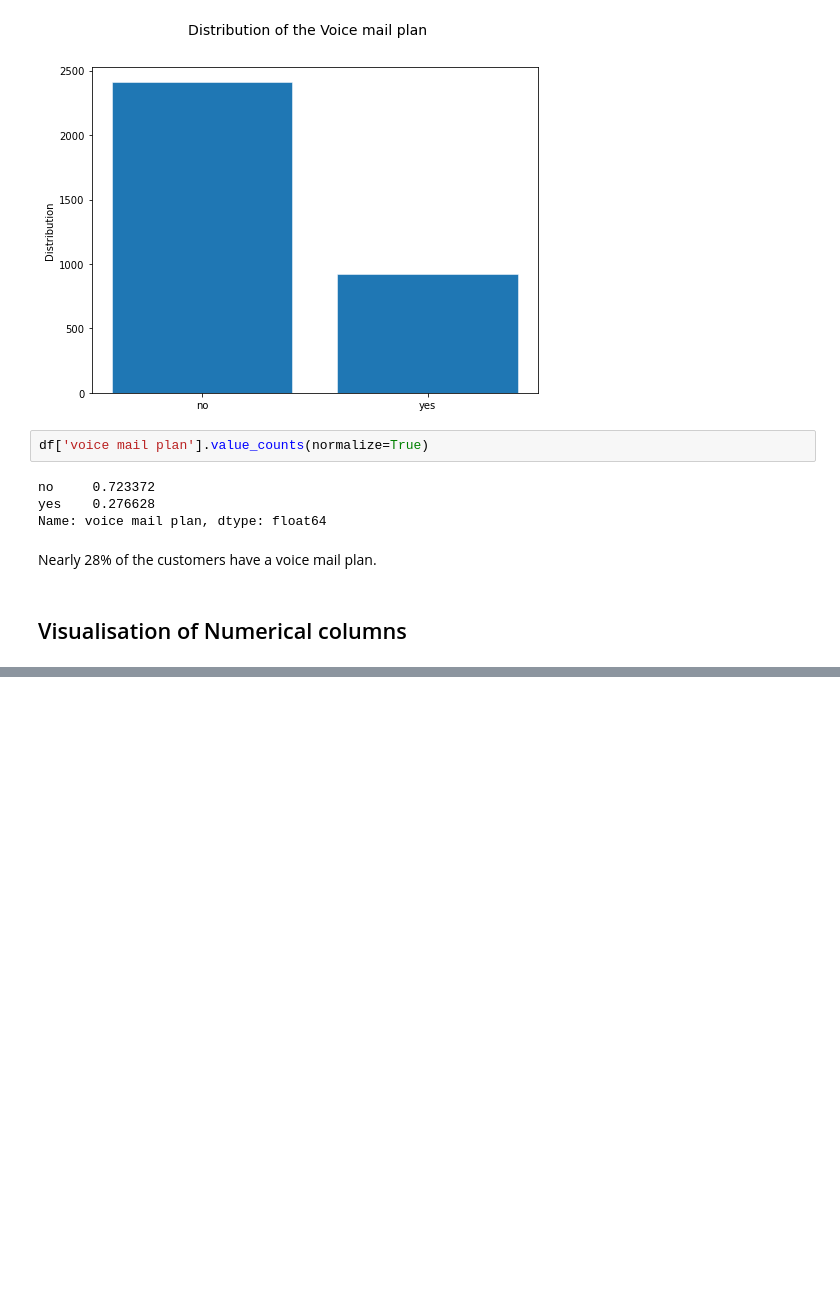
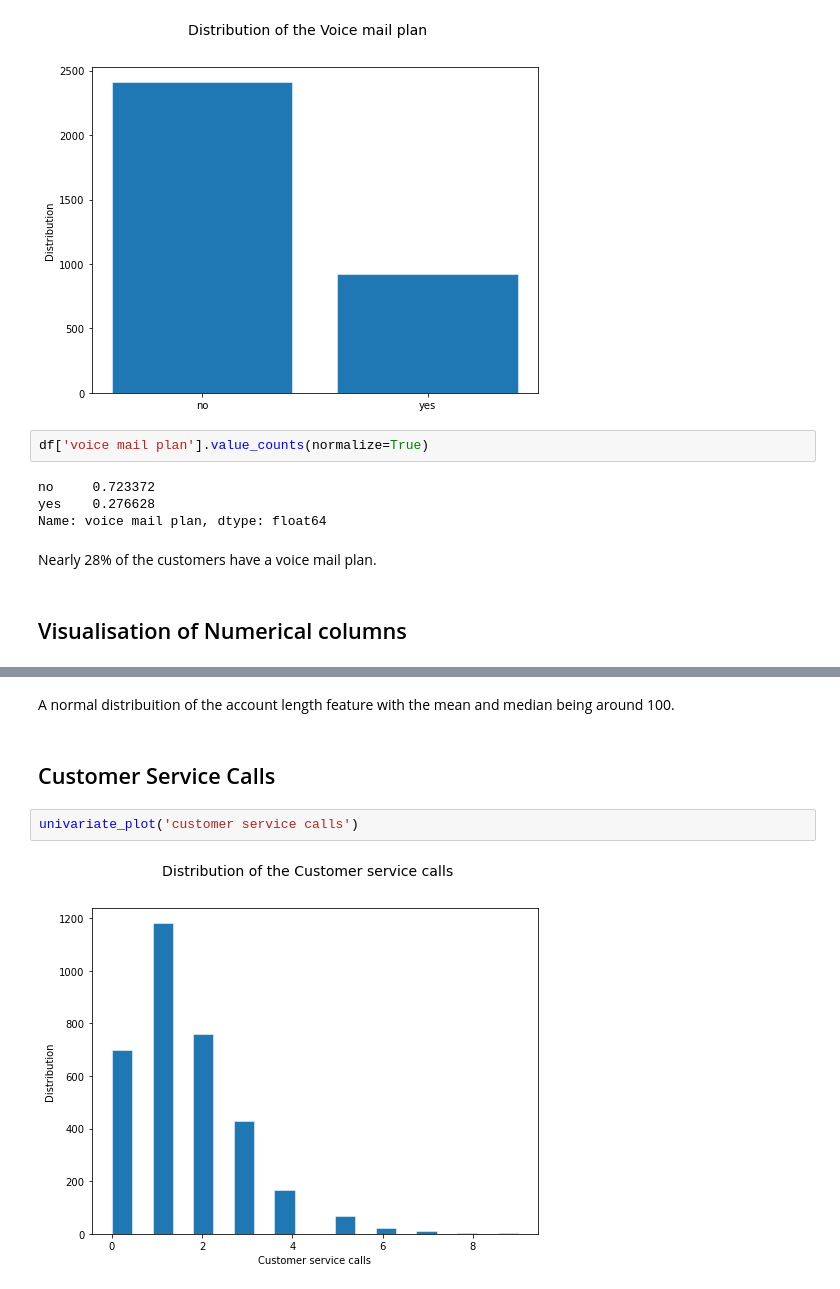
Before and after one commit to Choxy1/syria-tel, a Jupyter notebook: index.ipynb, the cells around one changed output, grey strips where cells are left out. Saved outputs shown, nothing was run; the diff lists cells and outputs as text; blank space fills up the shorter version.

```diff
--- a/index.ipynb
+++ b/index.ipynb
@@ -698,0 +705,8 @@ Nearly 28% of the customers have a voice mail plan.
+# %% [markdown]
+A normal distribuition of the account length feature with the mean and median being around 100.
+# %% [markdown]
+## Customer Service Calls
+# %%
+univariate_plot('customer service calls')
+# %% [output]
+[figure, added]
```
Also changed, not shown: parts of 17 cells of this notebook.
